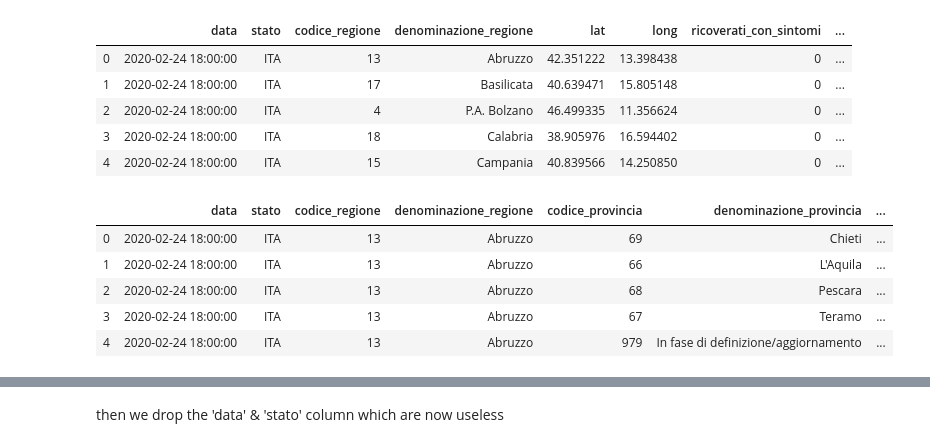
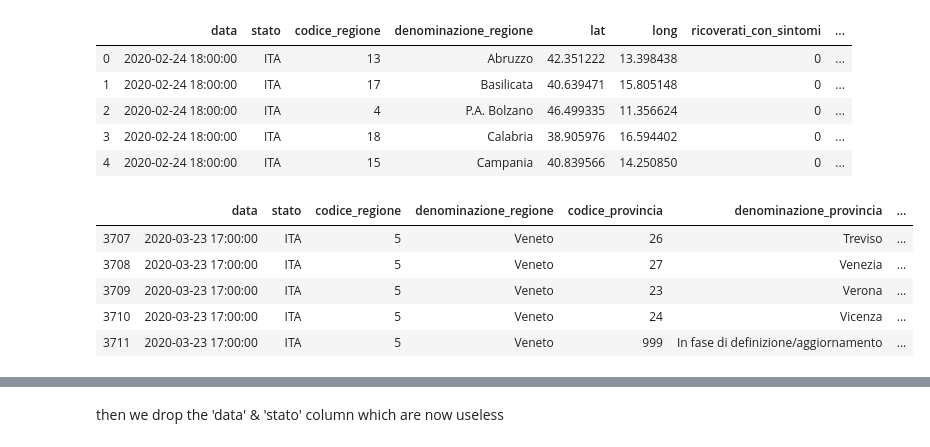
Before and after one commit to simonegiancola09/covid-19-Analysis, a Jupyter notebook: Covid.ipynb, the cells around one changed output, grey strips where cells are left out. Saved outputs shown, nothing was run; the diff lists cells and outputs as text; code cells hidden in the pictures.

```diff
--- a/Covid.ipynb
+++ b/Covid.ipynb
@@ -40,14 +61,15 @@ regioni.head()
 # %%
 fetch_dati_provincia()
 province=load_dati_provincia()
-province.head()
+province.tail()
+#province.iloc[[3585]]
 # %% [output]
 |  | data | stato | codice_regione | denominazione_regione | codice_provincia | denominazione_provincia | ... |
-| 0 | 2020-02-24 18:00:00 | ITA | 13 | Abruzzo | 69 | Chieti | ... |
-| 1 | 2020-02-24 18:00:00 | ITA | 13 | Abruzzo | 66 | L'Aquila | ... |
-| 2 | 2020-02-24 18:00:00 | ITA | 13 | Abruzzo | 68 | Pescara | ... |
-| 3 | 2020-02-24 18:00:00 | ITA | 13 | Abruzzo | 67 | Teramo | ... |
-| 4 | 2020-02-24 18:00:00 | ITA | 13 | Abruzzo | 979 | In fase di definizione/aggiornamento | ... |
+| 3707 | 2020-03-23 17:00:00 | ITA | 5 | Veneto | 26 | Treviso | ... |
+| 3708 | 2020-03-23 17:00:00 | ITA | 5 | Veneto | 27 | Venezia | ... |
+| 3709 | 2020-03-23 17:00:00 | ITA | 5 | Veneto | 23 | Verona | ... |
+| 3710 | 2020-03-23 17:00:00 | ITA | 5 | Veneto | 24 | Vicenza | ... |
+| 3711 | 2020-03-23 17:00:00 | ITA | 5 | Veneto | 999 | In fase di definizione/aggiornamento | ... |
 # %%
 regioni.shape
 # %% [output]
```
Also changed, not shown: parts of 22 cells of this notebook.
